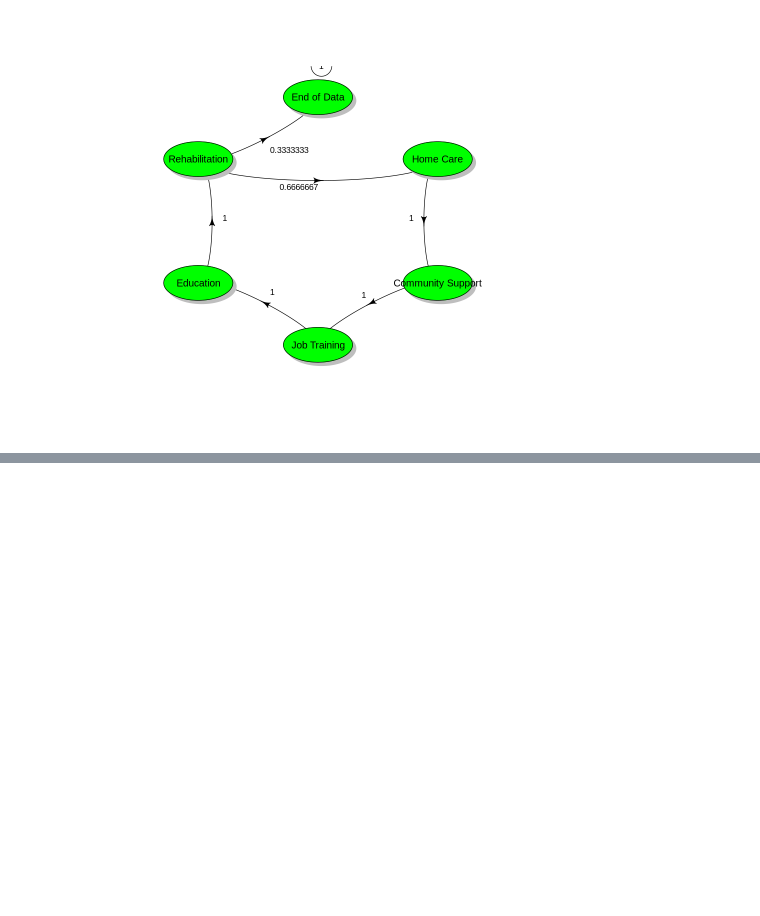
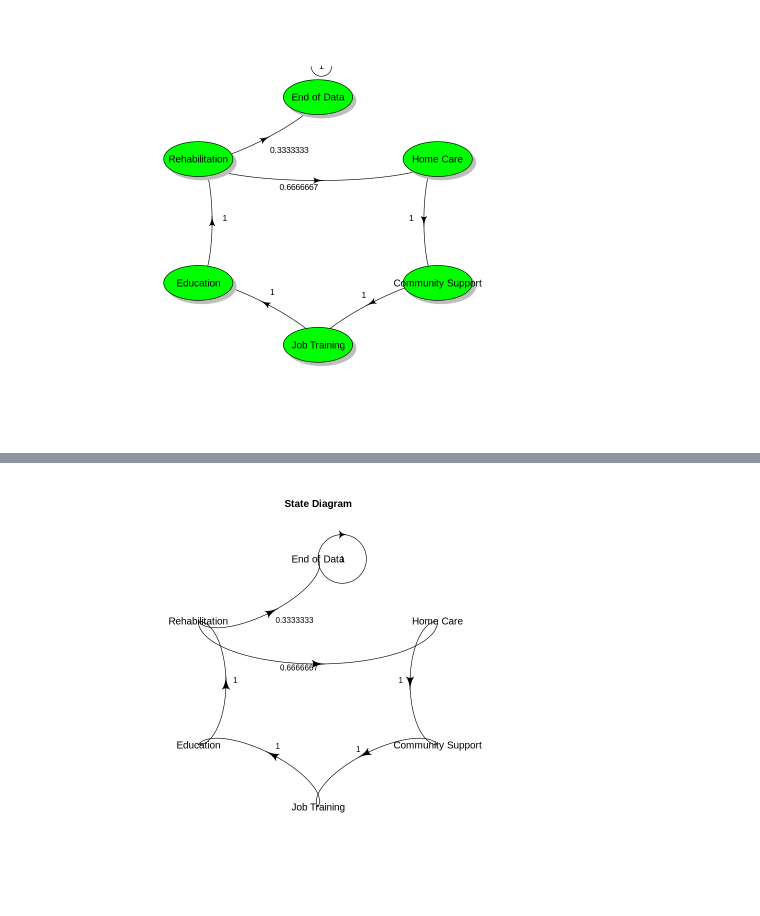
Before and after one commit to mpekar1/DSS-IDI-modelling, a Jupyter notebook: Markov_Chain.ipynb, the cells around one changed output, grey strips where cells are left out. Saved outputs shown, nothing was run; the diff lists cells and outputs as text; code cells hidden in the pictures; blank space fills up the shorter version.

```diff
--- a/Markov_Chain.ipynb
+++ b/Markov_Chain.ipynb
@@ -704,0 +709,7 @@ self.shiftx=0.01, self.shifty=0.09)
+# %%
+pp <- plotmat(tmc_matrix, curve = 0.2,
+              lwd = 1, box.lwd = 1, cex.txt = 0.8,
+               box.size = 0.07, box.type = "none",
+              box.prop = 0.01, main = "State Diagram")
+# %% [output]
+[figure, added]
```
Also changed, not shown: parts of 1 cell of this notebook.
